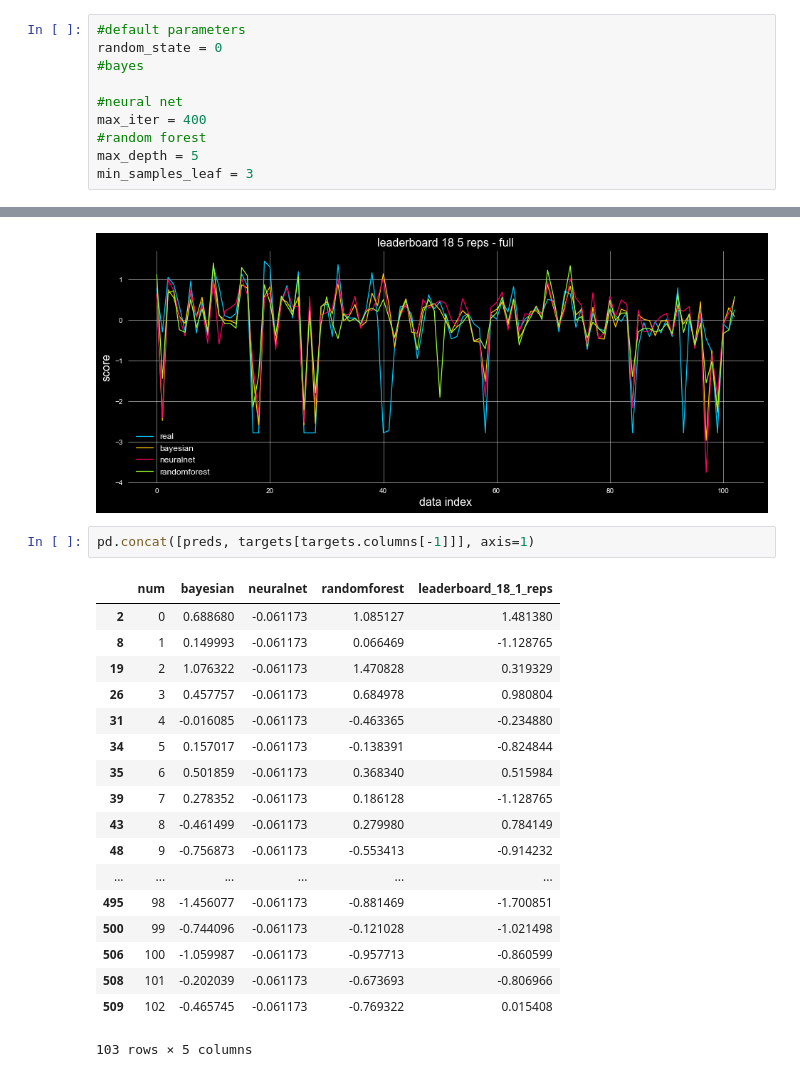
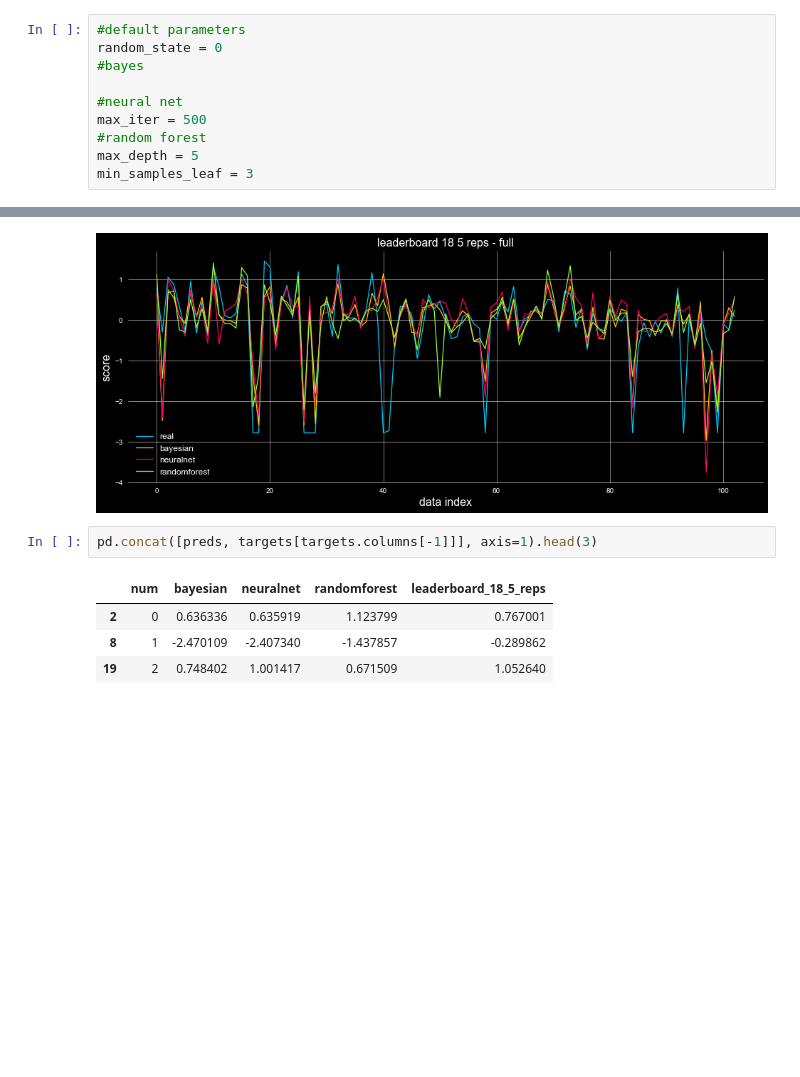
Before and after one commit to zfreedman/crossfit_open_2018, a Jupyter notebook: learning/crossfit_open_2018_supervised_learning.ipynb, the cells around one changed output, grey strips where cells are left out. Drawn from its saved outputs; the diff is of its cells as text; blank space fills up the shorter version.

```diff
--- a/learning/crossfit_open_2018_supervised_learning.ipynb
+++ b/learning/crossfit_open_2018_supervised_learning.ipynb
@@ -188,7 +188,7 @@ random_state = 0
 #bayes
 
 #neural net
-max_iter = 400
+max_iter = 500
 #random forest
 max_depth = 5
 min_samples_leaf = 3
@@ -370,23 +370,9 @@ for dk in data_keys:
 [figure]
 [figure]
 # %%
-pd.concat([preds, targets[targets.columns[-1]]], axis=1)
+pd.concat([preds, targets[targets.columns[-1]]], axis=1).head(3)
 # %% [output]
-|  | num | bayesian | neuralnet | randomforest | leaderboard_18_1_reps |
-| 2 | 0 | 0.688680 | -0.061173 | 1.085127 | 1.481380 |
-| 8 | 1 | 0.149993 | -0.061173 | 0.066469 | -1.128765 |
-| 19 | 2 | 1.076322 | -0.061173 | 1.470828 | 0.319329 |
-| 26 | 3 | 0.457757 | -0.061173 | 0.684978 | 0.980804 |
-| 31 | 4 | -0.016085 | -0.061173 | -0.463365 | -0.234880 |
-| 34 | 5 | 0.157017 | -0.061173 | -0.138391 | -0.824844 |
-| 35 | 6 | 0.501859 | -0.061173 | 0.368340 | 0.515984 |
-| 39 | 7 | 0.278352 | -0.061173 | 0.186128 | -1.128765 |
-| 43 | 8 | -0.461499 | -0.061173 | 0.279980 | 0.784149 |
-| 48 | 9 | -0.756873 | -0.061173 | -0.553413 | -0.914232 |
-| ... | ... | ... | ... | ... | ... |
-| 495 | 98 | -1.456077 | -0.061173 | -0.881469 | -1.700851 |
-| 500 | 99 | -0.744096 | -0.061173 | -0.121028 | -1.021498 |
-| 506 | 100 | -1.059987 | -0.061173 | -0.957713 | -0.860599 |
-| 508 | 101 | -0.202039 | -0.061173 | -0.673693 | -0.806966 |
-| 509 | 102 | -0.465745 | -0.061173 | -0.769322 | 0.015408 |
+|  | num | bayesian | neuralnet | randomforest | leaderboard_18_5_reps |
+| 2 | 0 | 0.636336 | 0.635919 | 1.123799 | 0.767001 |
+| 8 | 1 | -2.470109 | -2.407340 | -1.437857 | -0.289862 |
+| 19 | 2 | 0.748402 | 1.001417 | 0.671509 | 1.052640 |
-103 rows × 5 columns
```
